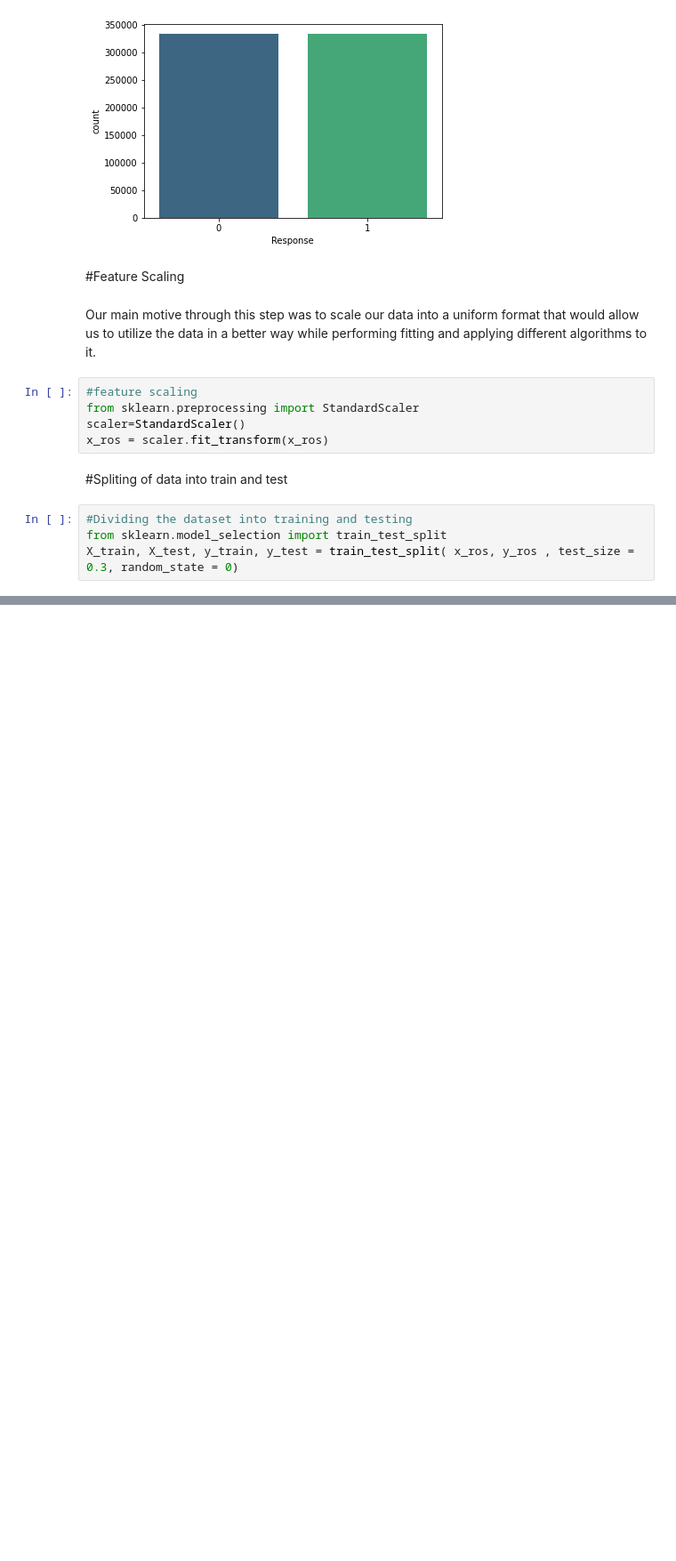
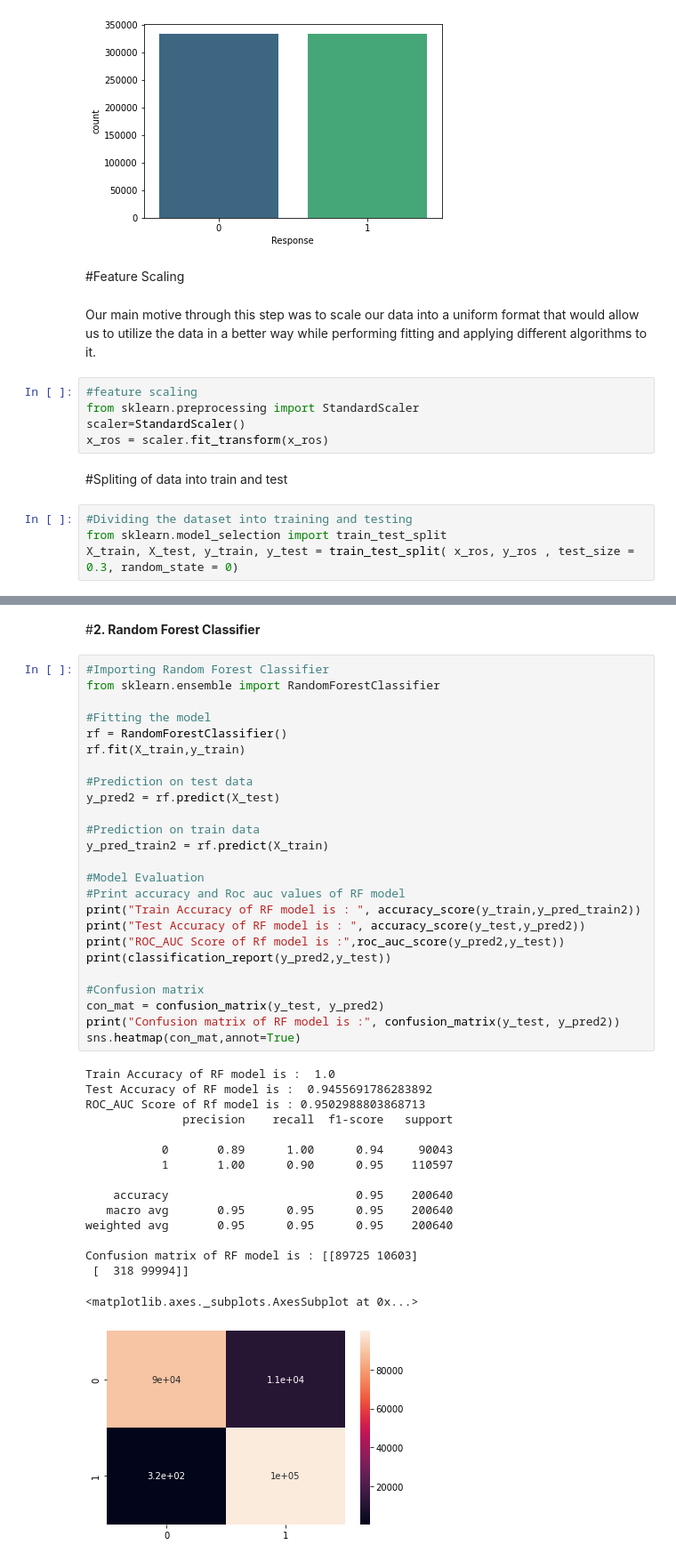
Before and after one commit to sapanapawar/Health-Insurance-Cross-Sell-Prediction, a Jupyter notebook: HEALTH_INSURANCE_CROSS_SELL_PREDICTION.ipynb, the cells around one changed output, grey strips where cells are left out. Shown at 89% size. Drawn from its saved outputs; the diff is of its cells as text; blank space fills up the shorter version.

```diff
--- a/HEALTH_INSURANCE_CROSS_SELL_PREDICTION.ipynb
+++ b/HEALTH_INSURANCE_CROSS_SELL_PREDICTION.ipynb
@@ -646,0 +709,44 @@ X_train, X_test, y_train, y_test = train_test_split( x_ros, y_ros , test_size =
+# %% [markdown]
+#**2. Random Forest Classifier**
+# %%
+#Importing Random Forest Classifier
+from sklearn.ensemble import RandomForestClassifier
+
+#Fitting the model
+rf = RandomForestClassifier()
+rf.fit(X_train,y_train)
+
+#Prediction on test data
+y_pred2 = rf.predict(X_test)
+
+#Prediction on train data
+y_pred_train2 = rf.predict(X_train)
+
+#Model Evaluation
+#Print accuracy and Roc auc values of RF model
+print("Train Accuracy of RF model is : ", accuracy_score(y_train,y_pred_train2))
+print("Test Accuracy of RF model is : ", accuracy_score(y_test,y_pred2))
+print("ROC_AUC Score of Rf model is :",roc_auc_score(y_pred2,y_test))
+print(classification_report(y_pred2,y_test))
+
+#Confusion matrix
+con_mat = confusion_matrix(y_test, y_pred2)
+print("Confusion matrix of RF model is :", confusion_matrix(y_test, y_pred2))
+sns.heatmap(con_mat,annot=True)
+# %% [output]
+Train Accuracy of RF model is :  1.0
+Test Accuracy of RF model is :  0.9455691786283892
+ROC_AUC Score of Rf model is : 0.9502988803868713
+              precision    recall  f1-score   support
+
+           0       0.89      1.00      0.94     90043
+           1       1.00      0.90      0.95    110597
+
+    accuracy                           0.95    200640
+   macro avg       0.95      0.95      0.95    200640
+weighted avg       0.95      0.95      0.95    200640
+
+Confusion matrix of RF model is : [[89725 10603]
+ [  318 99994]]
+<matplotlib.axes._subplots.AxesSubplot at 0x...>
+[figure, added]
```
Also changed, not shown: parts of 13 cells of this notebook.
